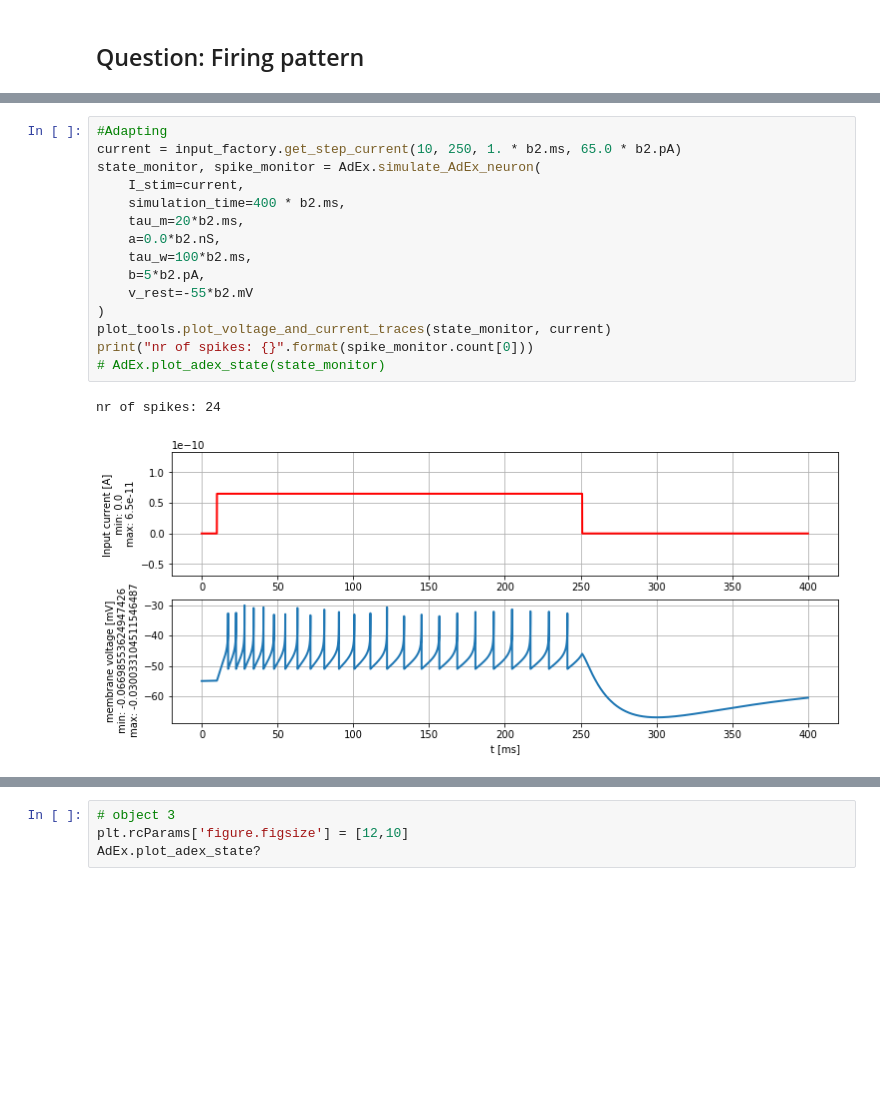
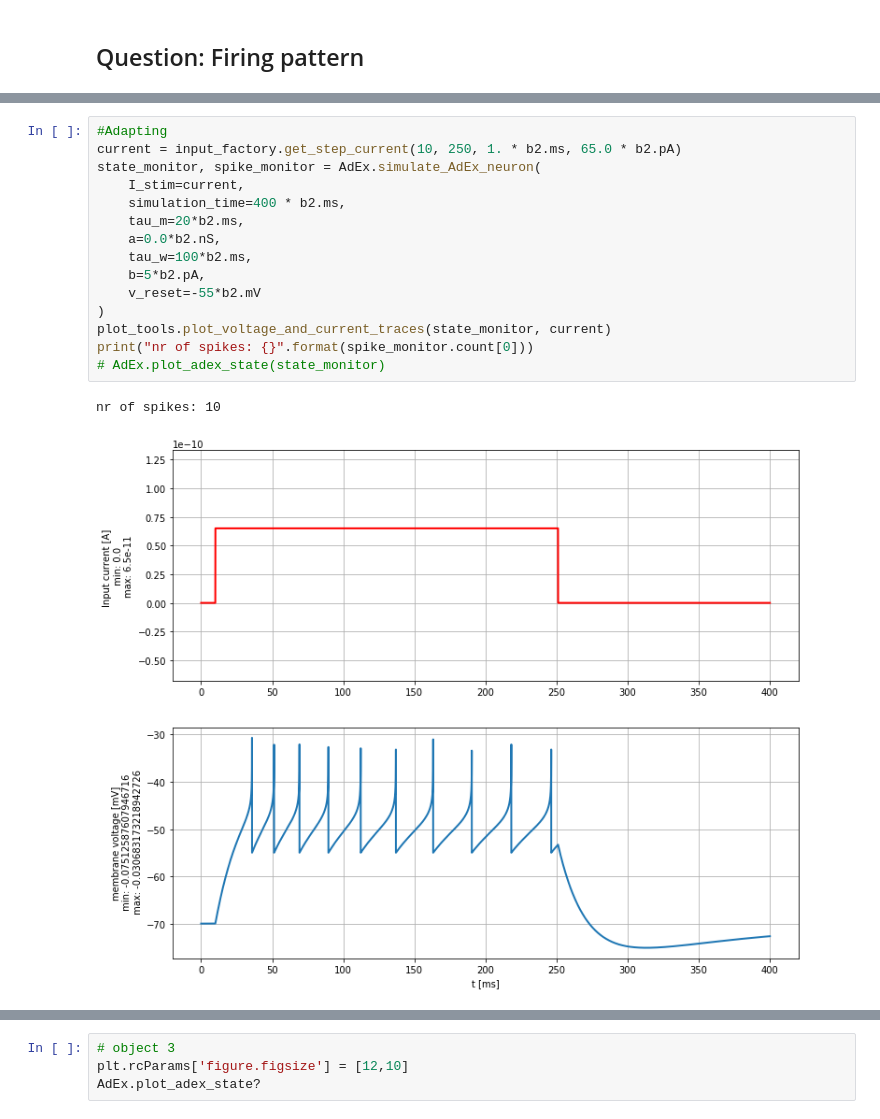
Before and after one commit to disadone/neuronaldynamics-epfl, a Jupyter notebook: 4-AdEx-the Adaptive Exponential Integrate-and-Fire model.ipynb, the cells around one changed output, grey strips where cells are left out. Saved outputs shown, nothing was run; the diff lists cells and outputs as text; blank space fills up the shorter version.

```diff
--- a/4-AdEx-the Adaptive Exponential Integrate-and-Fire model.ipynb
+++ b/4-AdEx-the Adaptive Exponential Integrate-and-Fire model.ipynb
@@ -159,21 +185,21 @@ nr of spikes: 8
 # %%
 #Adapting
 current = input_factory.get_step_current(10, 250, 1. * b2.ms, 65.0 * b2.pA)
 state_monitor, spike_monitor = AdEx.simulate_AdEx_neuron(
     I_stim=current,
     simulation_time=400 * b2.ms,
     tau_m=20*b2.ms,
     a=0.0*b2.nS,
     tau_w=100*b2.ms,
     b=5*b2.pA,
-    v_rest=-55*b2.mV
+    v_reset=-55*b2.mV
 )
 plot_tools.plot_voltage_and_current_traces(state_monitor, current)
 print("nr of spikes: {}".format(spike_monitor.count[0]))
 # AdEx.plot_adex_state(state_monitor)
 # %% [output]
-nr of spikes: 24
+nr of spikes: 10
-[figure, old version]
+[figure, new version]
 # %%
 #Init. burst
 current = input_factory.get_step_current(10, 250, 1. * b2.ms, 65.0 * b2.pA)
```
Also changed, not shown: parts of 24 cells of this notebook.
